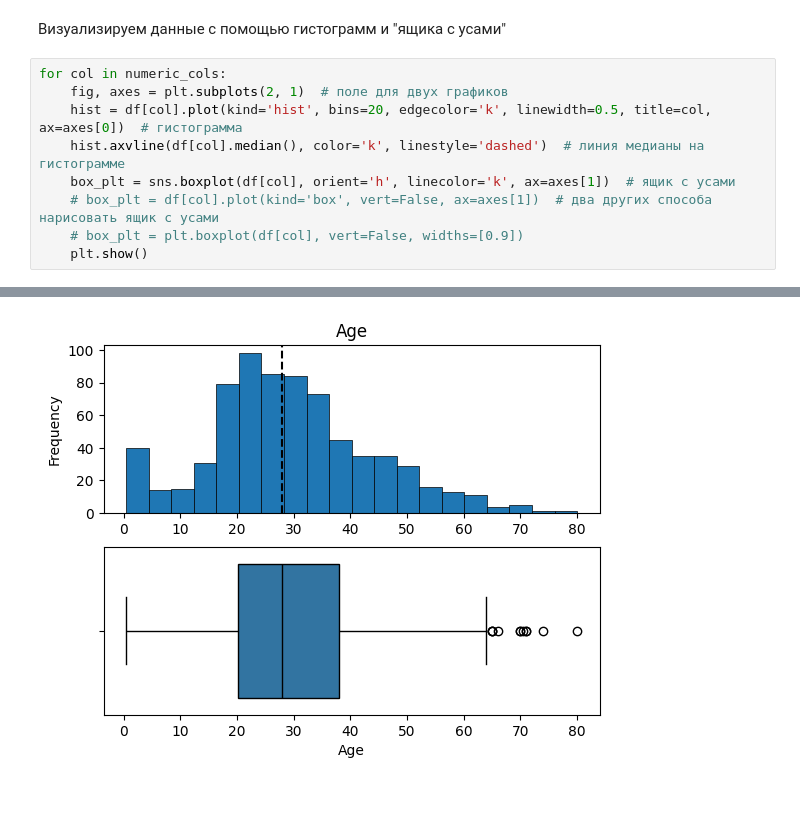
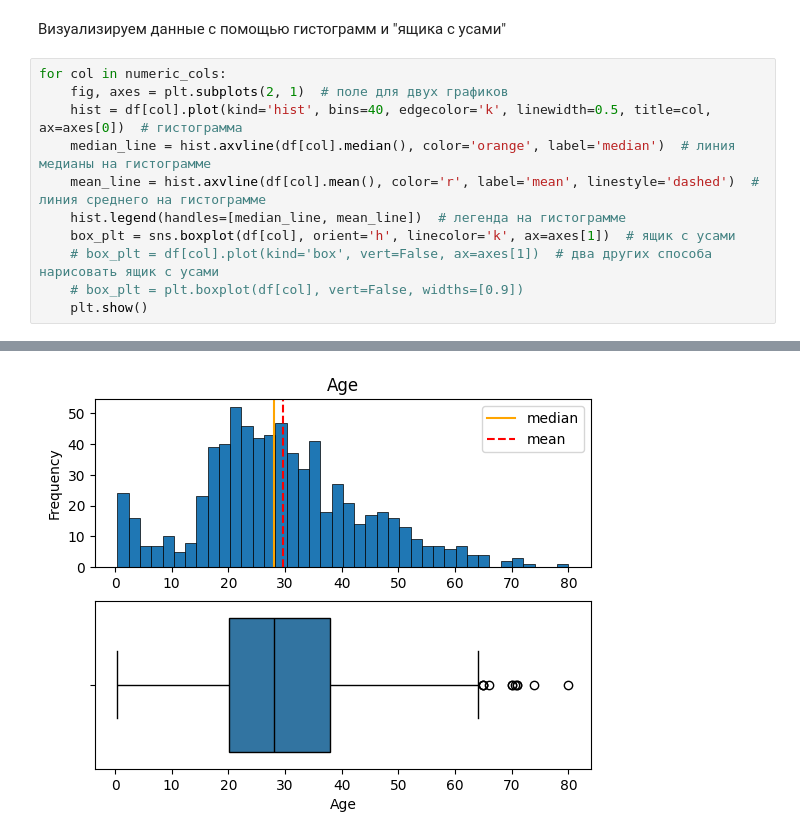
Before and after one commit to VenerinnaWolf/learning-airflow, a Jupyter notebook: python_tasks/combined/combined.ipynb, the cells around one changed output, grey strips where cells are left out. Cells and saved outputs as stored; diff of their text form; blank space fills up the shorter version.

Commit message:
Data analysis, visualisation, a lot of comments

```diff
--- a/python_tasks/combined/combined.ipynb
+++ b/python_tasks/combined/combined.ipynb
@@ -91,8 +123,10 @@ Index(['PassengerId', 'Survived', 'Pclass', 'Age', 'SibSp', 'Parch', 'Fare'], dt
 # %%
 for col in numeric_cols:
     fig, axes = plt.subplots(2, 1)  # поле для двух графиков
-    hist = df[col].plot(kind='hist', bins=20, edgecolor='k', linewidth=0.5, title=col, ax=axes[0])  # гистограмма
-    hist.axvline(df[col].median(), color='k', linestyle='dashed')  # линия медианы на гистограмме
+    hist = df[col].plot(kind='hist', bins=40, edgecolor='k', linewidth=0.5, title=col, ax=axes[0])  # гистограмма
+    median_line = hist.axvline(df[col].median(), color='orange', label='median')  # линия медианы на гистограмме
+    mean_line = hist.axvline(df[col].mean(), color='r', label='mean', linestyle='dashed')  # линия среднего на гистограмме
+    hist.legend(handles=[median_line, mean_line])  # легенда на гистограмме
     box_plt = sns.boxplot(df[col], orient='h', linecolor='k', ax=axes[1])  # ящик с усами
     # box_plt = df[col].plot(kind='box', vert=False, ax=axes[1])  # два других способа нарисовать ящик с усами
     # box_plt = plt.boxplot(df[col], vert=False, widths=[0.9])
@@ -104 +138 @@ for col in numeric_cols:
-[figure, old version]
+[figure, new version]
```
Also changed, not shown: parts of 12 cells of this notebook.
